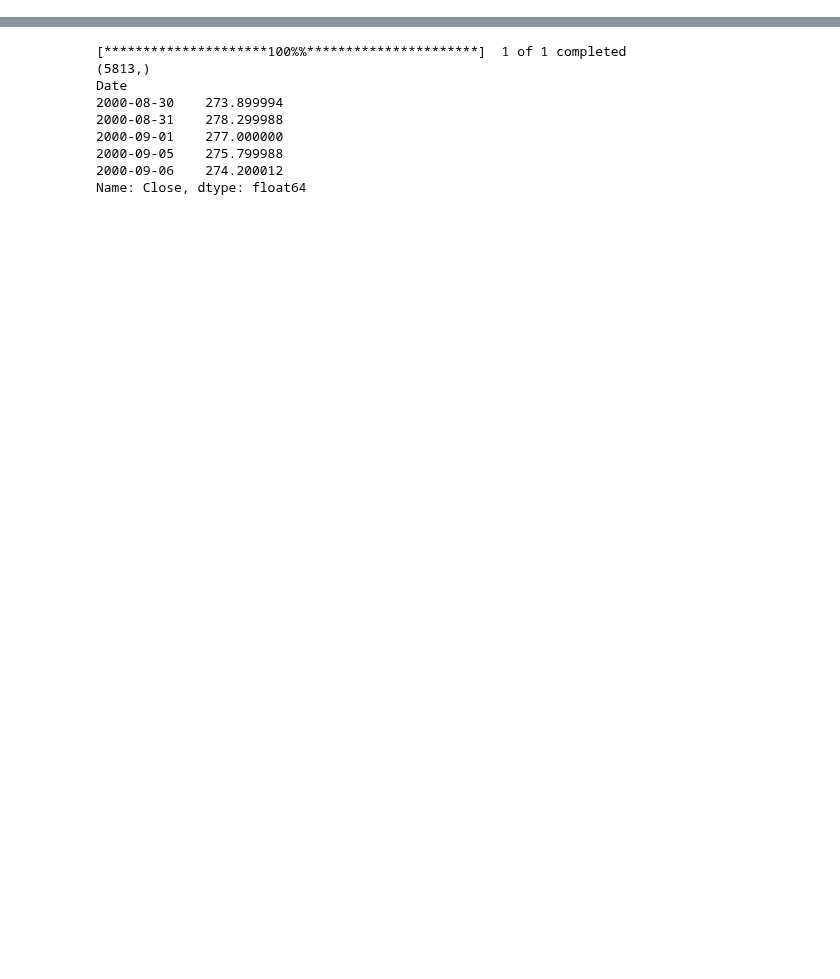
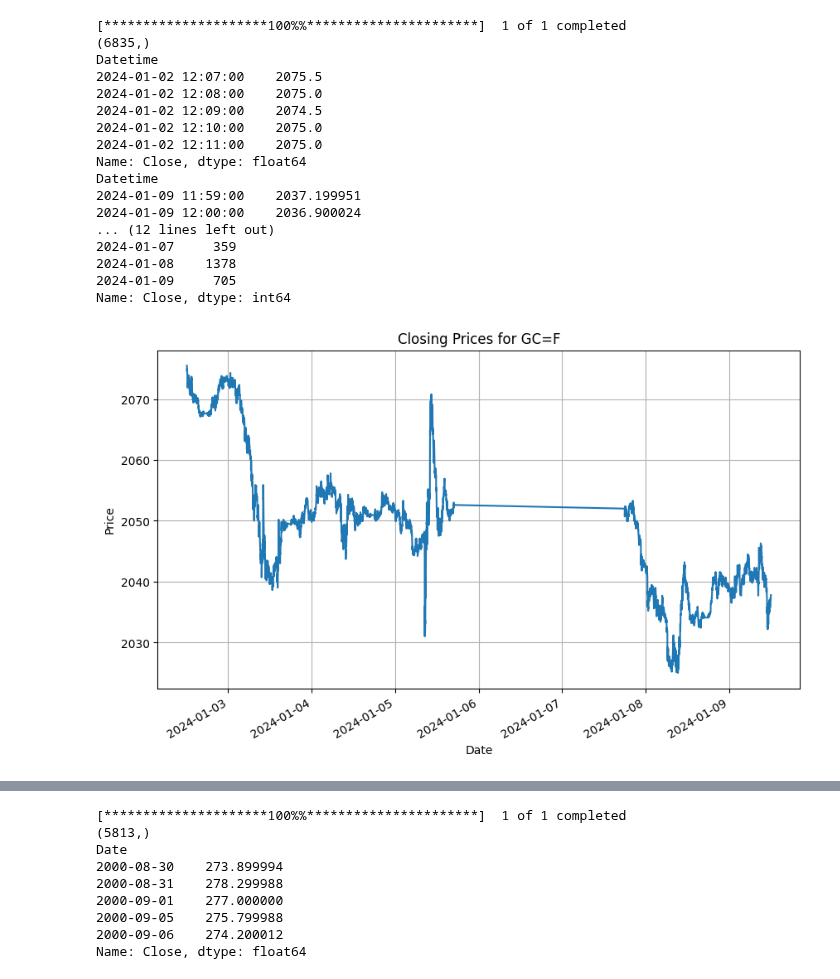
Before and after one commit to MDzaja/MasterThesis, a Jupyter notebook: labels/test.ipynb, the cells around one changed output, grey strips where cells are left out. Cells and saved outputs as stored; diff of their text form; code cells hidden in the pictures; blank space fills up the shorter version.

```diff
--- a/labels/test.ipynb
+++ b/labels/test.ipynb
@@ -12,3 +13,46 @@ import ct_three_state as ct3
 import fixed_time_horizon as fth
 import oracle
 import triple_barrier as tb
+# %%
+ticker_symbol = 'GC=F'
+start_date = '2000-01-01'
+end_date = '2023-11-01'
+
+prices = yf.download(ticker_symbol, interval='1m')['Close']
+prices.index = prices.index.tz_localize(None)
+
+print(prices.shape)
+print(prices.head())
+print(prices.tail())
+print(prices.iloc[-2200:-2198])
+
+# Group by date and count the samples per day
+samples_per_day = prices.groupby(prices.index.date).size()
+print(samples_per_day)
+
+# Plotting the prices
+plt.figure(figsize=(10, 6))
+prices.plot(title=f'Closing Prices for {ticker_symbol}')
+plt.xlabel('Date')
+plt.ylabel('Price')
+plt.grid(True)
+plt.show()
+# %% [output]
+[*********************100%%**********************]  1 of 1 completed
+(6835,)
+Datetime
+2024-01-02 12:07:00    2075.5
+2024-01-02 12:08:00    2075.0
+2024-01-02 12:09:00    2074.5
+2024-01-02 12:10:00    2075.0
+2024-01-02 12:11:00    2075.0
+Name: Close, dtype: float64
+Datetime
+2024-01-09 11:59:00    2037.199951
+2024-01-09 12:00:00    2036.900024
+... (12 lines left out)
+2024-01-07     359
+2024-01-08    1378
+2024-01-09     705
+Name: Close, dtype: int64
+[figure, added]
```
Also changed, not shown: parts of 2 cells of this notebook, 29 other files.
